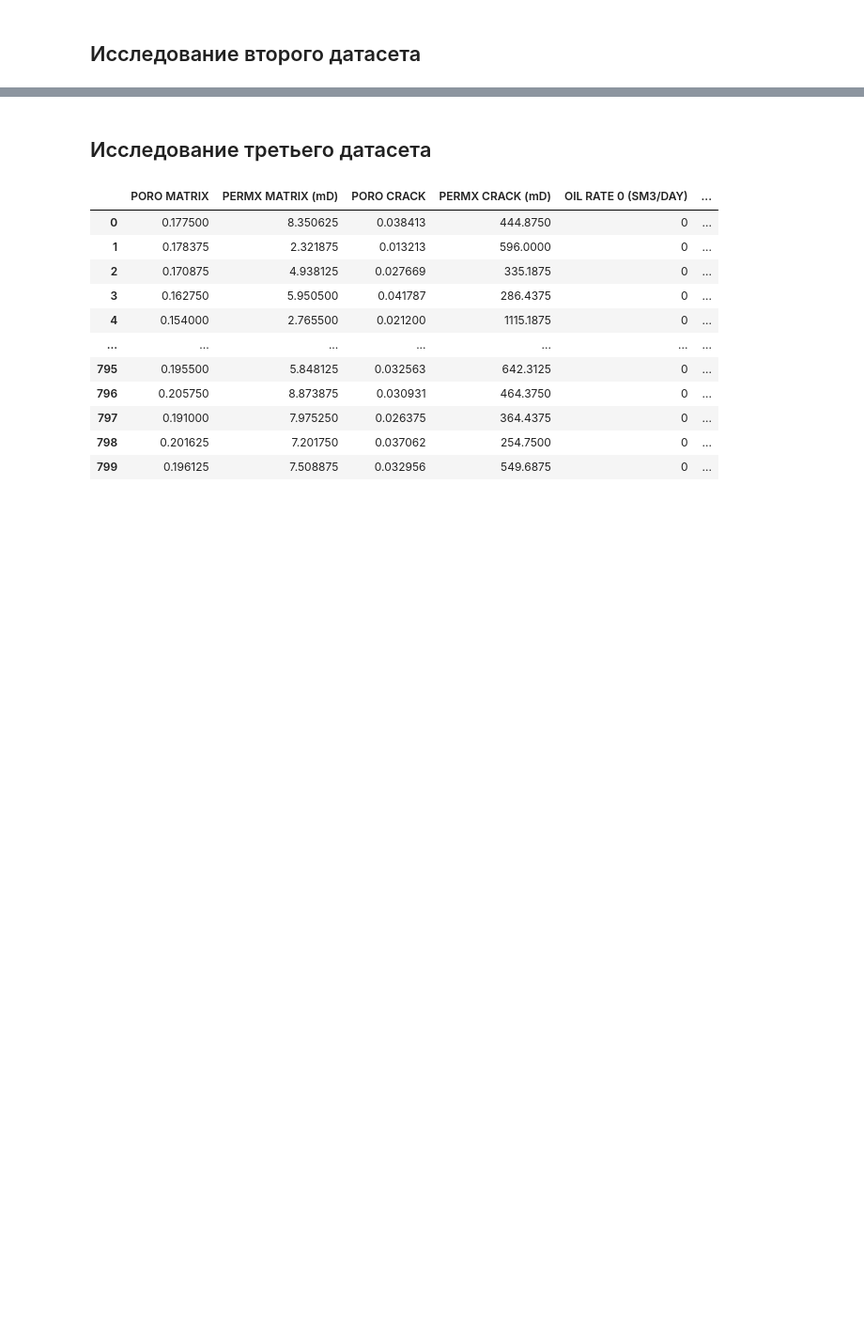
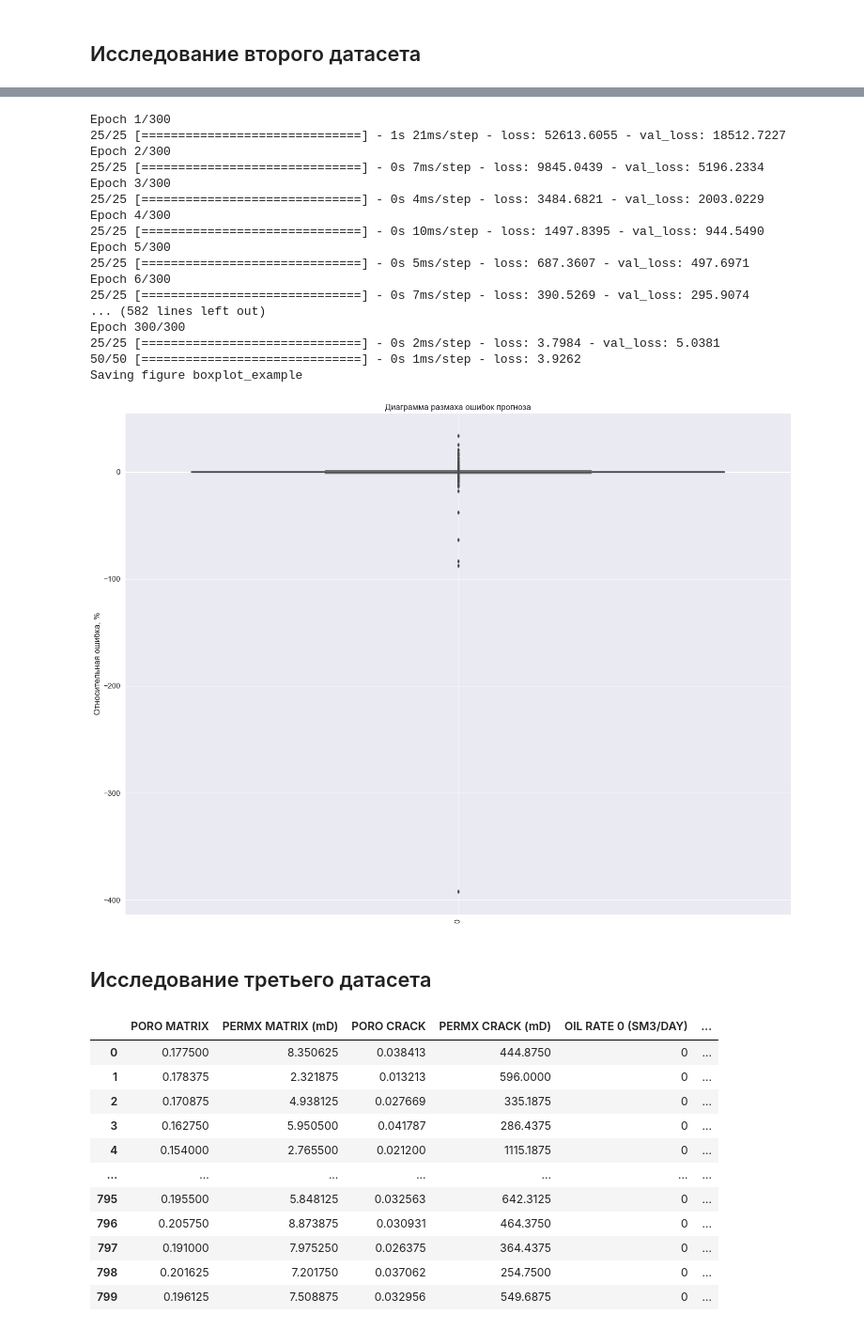
Before and after one commit to mualal/ml-experiments, a Jupyter notebook: reservoir_exploration.ipynb, the cells around one changed output, grey strips where cells are left out. Shown at 94% size. Drawn from its saved outputs; the diff is of its cells as text; code cells hidden in the pictures; blank space fills up the shorter version.

```diff
--- a/reservoir_exploration.ipynb
+++ b/reservoir_exploration.ipynb
@@ -429,3 +477,64 @@ plt.hist(relative_error, bins=30)
+# %%
+train2_input = data2_train.drop(data2_train.columns[4:65],axis=1)
+train2_target = data2_train.drop(data2_train.columns[0:5],axis=1)
+train2_input_prepared = num_pipeline.fit_transform(train2_input)
+model = keras.models.Sequential([
+    keras.layers.Dense(30, activation='tanh', input_shape=train2_input_prepared.shape[1:]),
+    keras.layers.Dense(1)
+])
+
+valid2_input_prepared = num_pipeline.fit_transform(data2_valid.drop(data2_valid.columns[4:65],axis=1))
+valid2_target = data2_valid.drop(data2_valid.columns[0:5],axis=1)
+
+test2_input_prepared = num_pipeline.fit_transform(data2_test.drop(data2_test.columns[4:65],axis=1))
+test2_target = data2_test.drop(data2_test.columns[0:5],axis=1)
+
+model.compile(loss='mean_squared_error', optimizer=keras.optimizers.SGD(learning_rate=1e-3))
+history = model.fit(train2_input_prepared, train2_target['OIL RATE 5 (SM3/DAY)'], epochs=300, \
+    validation_data=(valid2_input_prepared, valid2_target['OIL RATE 5 (SM3/DAY)']))
+
+mse_test = model.evaluate(test2_input_prepared, test2_target['OIL RATE 5 (SM3/DAY)'])
+
+model.predict(test2_input_prepared)
+
+relative_error_2 = (np.concatenate(model.predict(test2_input_prepared))-np.array(test2_target['OIL RATE 5 (SM3/DAY)']))/np.array(test2_target['OIL RATE 5 (SM3/DAY)'])*100
+
+relative_error_2 = pd.DataFrame(relative_error_2)
+sns.set(font_scale=1.4)
+ax = sns.boxplot(data=relative_error_2)
+ax.tick_params(axis='x', labelrotation=90)
+ax.set_ylabel('Относительная ошибка, %')
+ax.set_title('Диаграмма размаха ошибок прогноза')
+ax.grid(True)
+save_fig('boxplot_example')
+
+# print('Прогнозы: ', model.predict(some_data_prepared))
+# print('Факт: ', list(some_labels))
+#relative_error = (np.array([item for elem in model.predict(some_data_prepared) for item in elem])-\
+#    np.array(list(some_labels)))/np.array(list(some_labels))*100
+#plt.title('Гистограмма относительных ошибок прогноза на проверочной выборке')
+#plt.xlabel('Относительная ошибка прогноза, %')
+#plt.ylabel('Количество примеров')
+#plt.hist(relative_error, bins=30)
+# %% [output]
+Epoch 1/300
+25/25 [==============================] - 1s 21ms/step - loss: 52613.6055 - val_loss: 18512.7227
+Epoch 2/300
+25/25 [==============================] - 0s 7ms/step - loss: 9845.0439 - val_loss: 5196.2334
+Epoch 3/300
+25/25 [==============================] - 0s 4ms/step - loss: 3484.6821 - val_loss: 2003.0229
+Epoch 4/300
+25/25 [==============================] - 0s 10ms/step - loss: 1497.8395 - val_loss: 944.5490
+Epoch 5/300
+25/25 [==============================] - 0s 5ms/step - loss: 687.3607 - val_loss: 497.6971
+Epoch 6/300
+25/25 [==============================] - 0s 7ms/step - loss: 390.5269 - val_loss: 295.9074
+... (582 lines left out)
+Epoch 300/300
+25/25 [==============================] - 0s 2ms/step - loss: 3.7984 - val_loss: 5.0381
+50/50 [==============================] - 0s 1ms/step - loss: 3.9262
+Saving figure boxplot_example
+[figure, added]
 # %% [markdown]
 ## Исследование третьего датасета
 # %%
```
Also changed, not shown: parts of 20 cells of this notebook.
